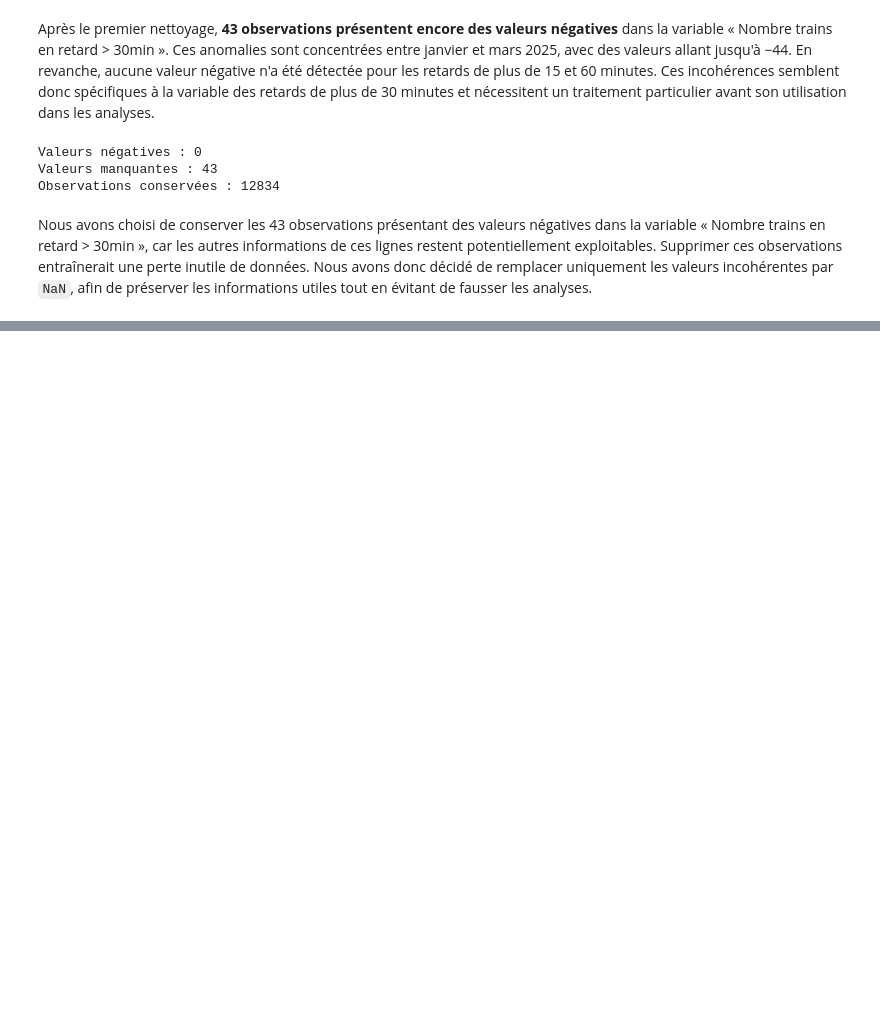
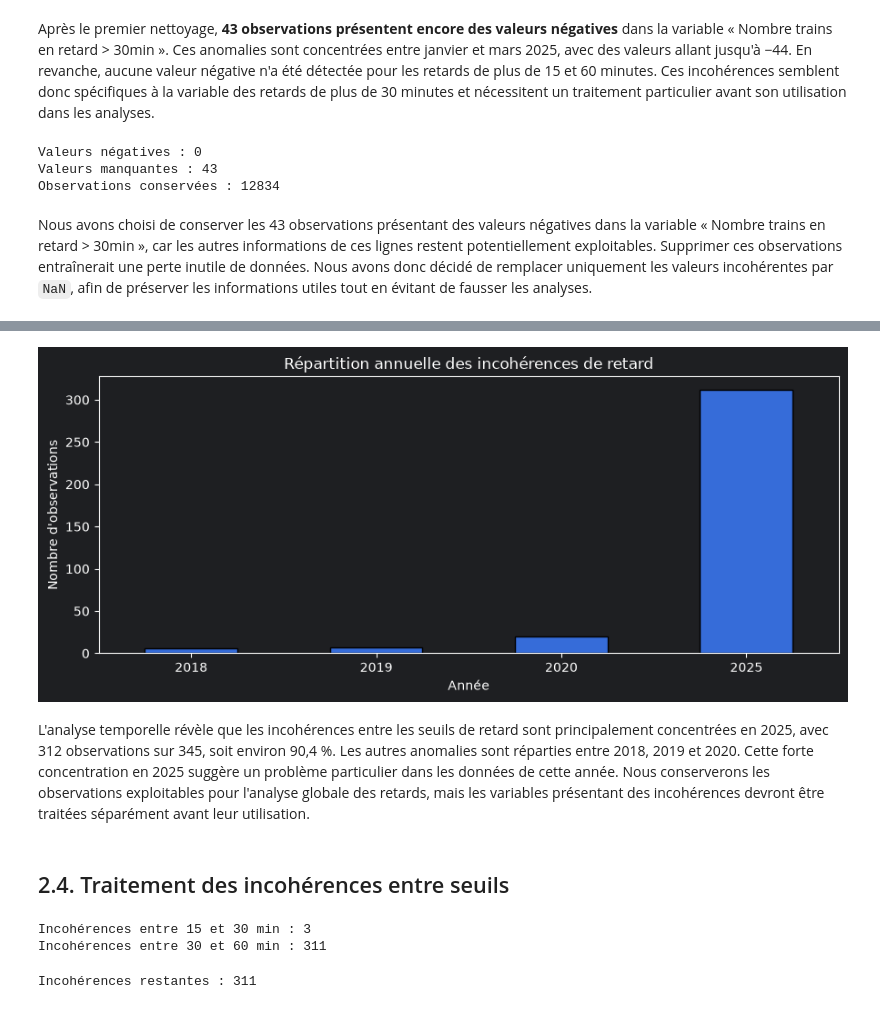
Before and after one commit to ghislainzeufack-prog/RailInsight-SNCF, a Jupyter notebook: notebooks/preprocessing_sncf.ipynb, the cells around one changed output, grey strips where cells are left out. Saved outputs shown, nothing was run; the diff lists cells and outputs as text; code cells hidden in the pictures; blank space fills up the shorter version.

```diff
--- a/notebooks/preprocessing_sncf.ipynb
+++ b/notebooks/preprocessing_sncf.ipynb
@@ -159,0 +162,14 @@ Nous avons choisi de conserver les 43 observations présentant des valeurs néga
+# %%
+# Vérification de la cohérence entre les seuils de retard
+retard_15 = df_clean["Nombre trains en retard > 15min"]
+retard_30 = df_clean["Nombre trains en retard > 30min"]
+retard_60 = df_clean["Nombre trains en retard > 60min"]
+
+print("Retards > 30 min supérieurs aux retards > 15 min :",
+      (retard_30 > retard_15).sum())
+
+print("Retards > 60 min supérieurs aux retards > 30 min :",
+      (retard_60 > retard_30).sum())
+
+print("Retards > 15 min supérieurs au total des retards :",
+      (retard_15 > df_clean["Nombre de trains en retard à l'arrivée"]).sum())
@@ -159,0 +224,10 @@ Nous avons choisi de conserver les 43 observations présentant des valeurs néga
+# %%
+# Répartition annuelle des incohérences entre les seuils de retard
+repartition = (
+    df_clean.loc[incoherences_seuils, "Date"]
+    .str[:4]
+    .value_counts()
+    .sort_index()
+)
+
+display(repartition.to_frame("Nombre d'observations"))
@@ -159,0 +241,47 @@ Nous avons choisi de conserver les 43 observations présentant des valeurs néga
+# %%
+# Visualisation de la répartition annuelle des incohérences
+repartition.plot(
+    kind="bar",
+    figsize=(9, 4),
+    edgecolor="black"
+)
+
+plt.title("Répartition annuelle des incohérences de retard")
+plt.xlabel("Année")
+plt.ylabel("Nombre d'observations")
+plt.xticks(rotation=0)
+plt.tight_layout()
+plt.show()
+# %% [output]
+[figure, added]
+# %% [markdown]
+L'analyse temporelle révèle que les incohérences entre les seuils de retard sont principalement concentrées en 2025, avec 312 observations sur 345, soit environ 90,4 %. Les autres anomalies sont réparties entre 2018, 2019 et 2020. Cette forte concentration en 2025 suggère un problème particulier dans les données de cette année. Nous conserverons les observations exploitables pour l'analyse globale des retards, mais les variables présentant des incohérences devront être traitées séparément avant leur utilisation.
+# %% [markdown]
+## 2.4. Traitement des incohérences entre seuils
+# %%
+# Identification des incohérences entre seuils fixes
+r15 = df_clean["Nombre trains en retard > 15min"]
+r30 = df_clean["Nombre trains en retard > 30min"]
+r60 = df_clean["Nombre trains en retard > 60min"]
+
+incoherence_15_30 = r30 > r15
+incoherence_30_60 = r60 > r30
+
+print("Incohérences entre 15 et 30 min :", incoherence_15_30.sum())
+print("Incohérences entre 30 et 60 min :", incoherence_30_60.sum())
+# %% [output]
+Incohérences entre 15 et 30 min : 3
+Incohérences entre 30 et 60 min : 311
+# %%
+# Mise en valeurs manquantes des seuils contradictoires
+df_clean.loc[incoherence_15_30, "Nombre trains en retard > 30min"] = float("nan")
+
+# Nouveau contrôle après le premier traitement
+incoherence_30_60 = (
+    df_clean["Nombre trains en retard > 60min"]
+    > df_clean["Nombre trains en retard > 30min"]
+)
+
+print("Incohérences restantes :", incoherence_30_60.sum())
+# %% [output]
+Incohérences restantes : 311
```
Also changed, not shown: parts of 14 cells of this notebook.
